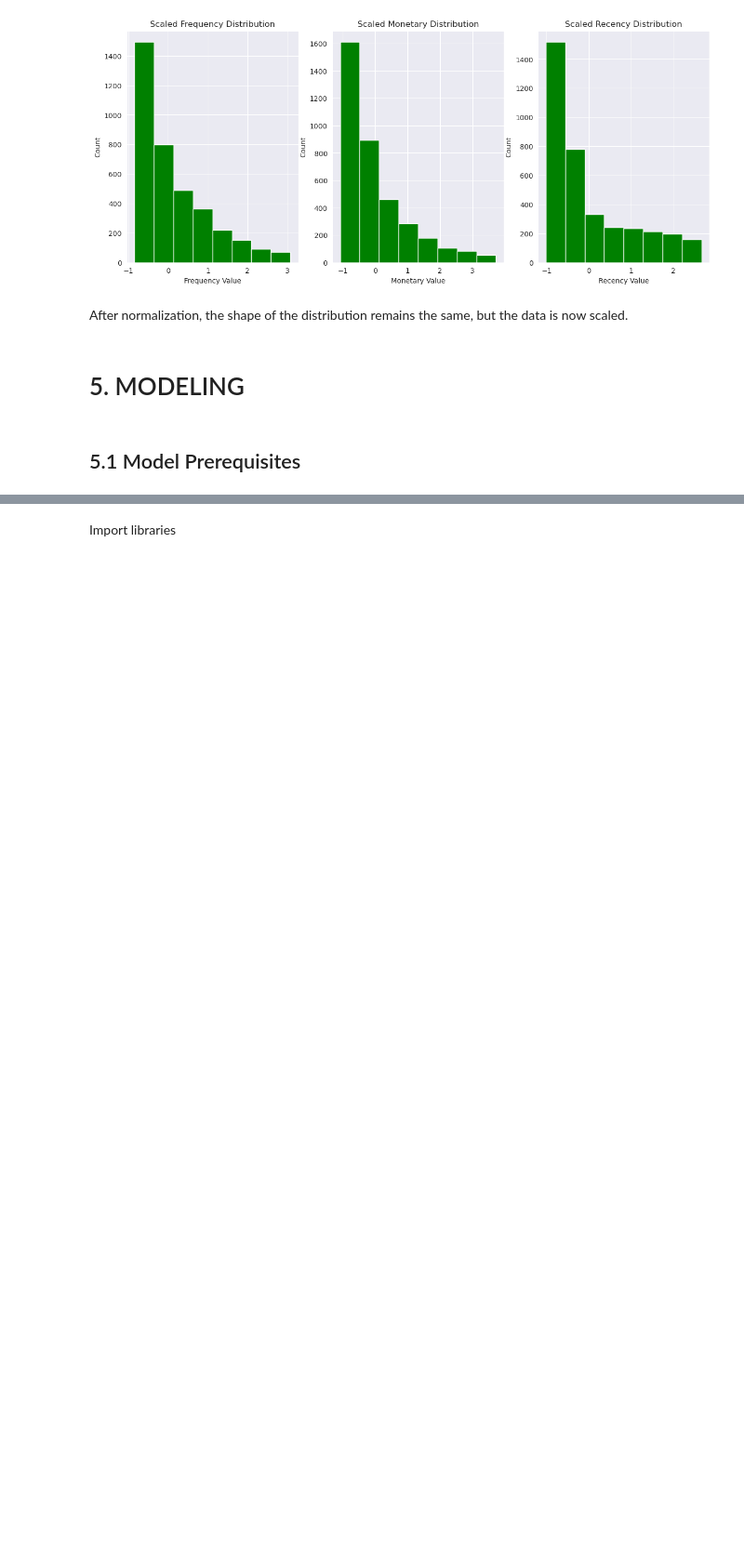
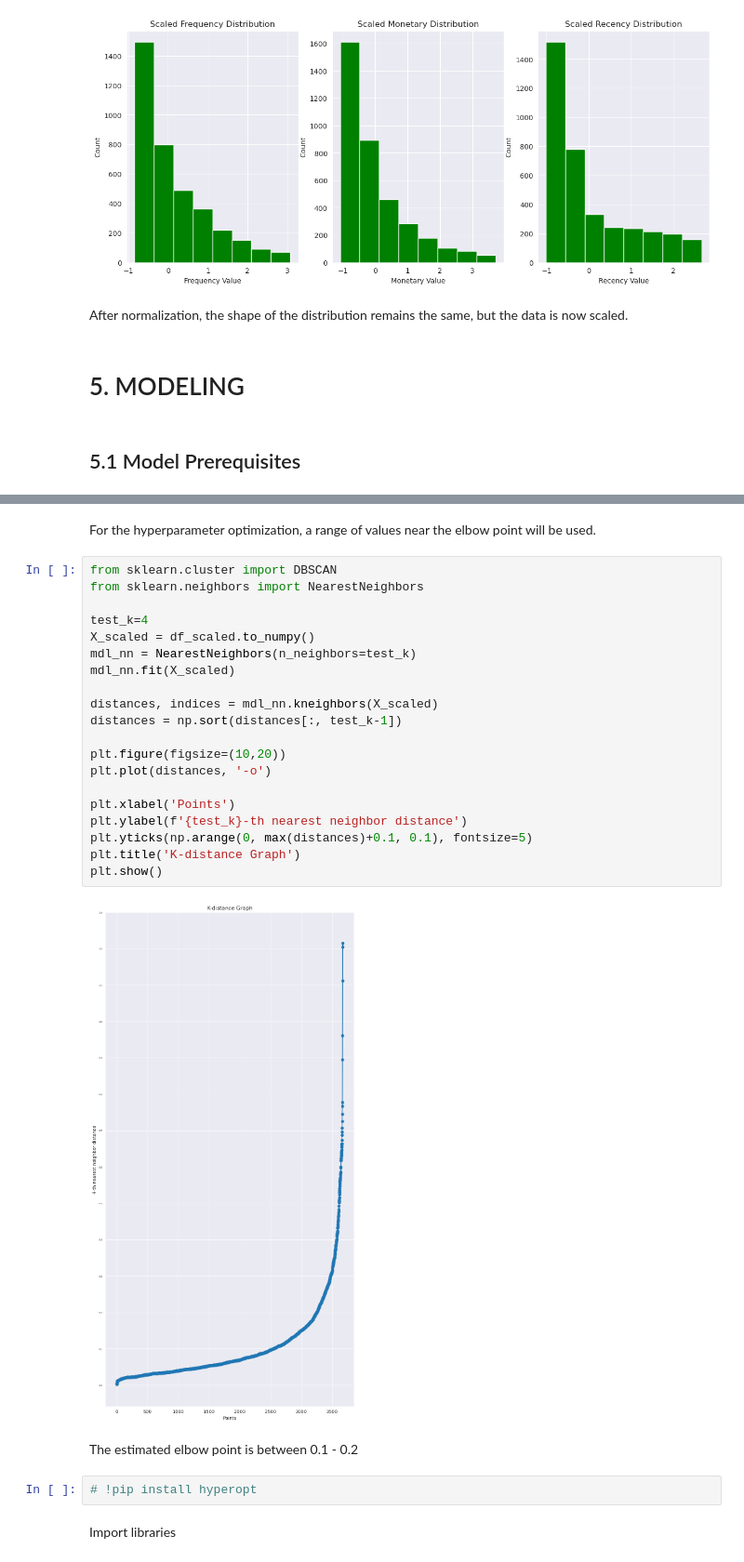
Before and after one commit to ds-edu/DataScienceCapstone_OnlineRetail, a Jupyter notebook: notebooks/CustomerSegmentation.ipynb, the cells around one changed output, grey strips where cells are left out. Shown at 93% size. Saved outputs shown, nothing was run; the diff lists cells and outputs as text; blank space fills up the shorter version.

```diff
--- a/notebooks/CustomerSegmentation.ipynb
+++ b/notebooks/CustomerSegmentation.ipynb
@@ -859,3 +887,31 @@ After normalization, the shape of the distribution remains the same, but the dat
+# %% [markdown]
+For the hyperparameter optimization, a range of values near the elbow point will be used.
+# %%
+from sklearn.cluster import DBSCAN
+from sklearn.neighbors import NearestNeighbors
+
+test_k=4
+X_scaled = df_scaled.to_numpy()
+mdl_nn = NearestNeighbors(n_neighbors=test_k)
+mdl_nn.fit(X_scaled)
+
+distances, indices = mdl_nn.kneighbors(X_scaled)
+distances = np.sort(distances[:, test_k-1])
+
+plt.figure(figsize=(10,20))
+plt.plot(distances, '-o')
+
+plt.xlabel('Points')
+plt.ylabel(f'{test_k}-th nearest neighbor distance')
+plt.yticks(np.arange(0, max(distances)+0.1, 0.1), fontsize=5)
+plt.title('K-distance Graph')
+plt.show()
+# %% [output]
+[figure, added]
+# %% [markdown]
+The estimated elbow point is between 0.1 - 0.2
+# %%
+# !pip install hyperopt
 # %% [markdown]
 Import libraries
 # %%
```
Also changed, not shown: parts of 33 cells of this notebook.
